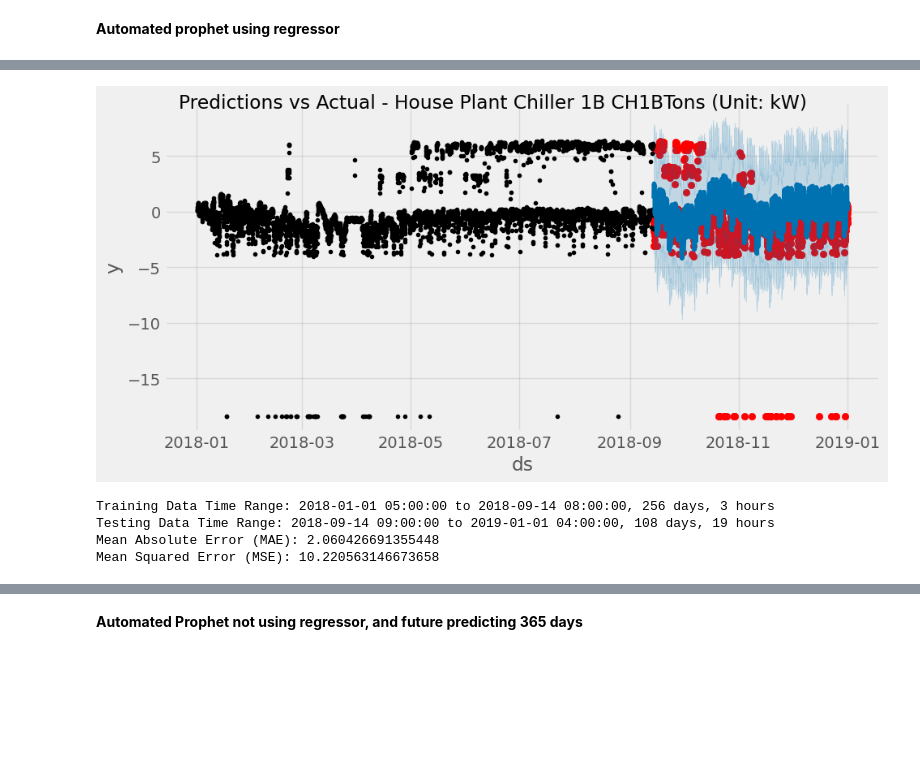
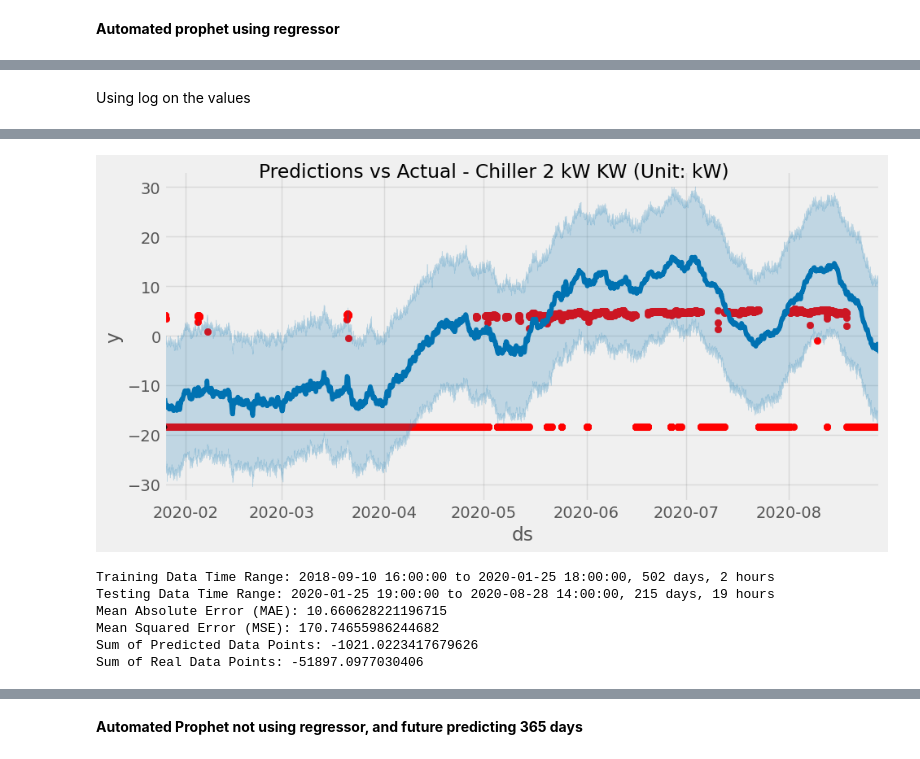
Before and after one commit to EdgarSantamaria/EnergyUsagePredictor, a Jupyter notebook: Prophet.ipynb, the cells around one changed output, grey strips where cells are left out. Cells and saved outputs as stored; diff of their text form; code cells hidden in the pictures; blank space fills up the shorter version.

Commit message:
Added sum of predicted points, returned log to the values. Next step is to un log successfully and plot.

```diff
--- a/Prophet.ipynb
+++ b/Prophet.ipynb
@@ -369,16 +482,17 @@ INFO:cmdstanpy:Chain [1] done processing
+# %% [markdown]
+Using log on the values
 # %%
 def automate_prophet(csv_path, csv_col, oat_path, oat_col, train_ratio=.7, changepoint_prior_scale=0.011):
     # Read the data and process
     data = pd.read_csv(csv_path, usecols=[0, csv_col], index_col=[0], parse_dates=[0])
     value_column = data.columns[0]
-    data = data[value_column].dropna()
+    data = data.dropna()
 
     oat = pd.read_csv(oat_path, usecols=[0, oat_col], index_col=[0], parse_dates=[0])
-    oat.index.name = 'timestamp'
     oat_column = oat.columns[0]
     oat = oat[oat[oat_column] != 'M']
 
-    merge = pd.merge(data, oat, on='timestamp', how='inner')
+    merge = data.merge(oat, left_index=True, right_index=True, how='inner')
     merge = merge.rename(columns={merge.columns[0]: 'y'})
 
     small_constant = 1e-8
@@ -393,8 +507,12 @@ def automate_prophet(csv_path, csv_col, oat_path, oat_col, train_ratio=.7, chang
 
     train = merge.loc[merge.index <= split_date].copy()
     test = merge.loc[merge.index > split_date].copy()
-    train_data = train.reset_index().rename(columns={'timestamp': 'ds'})
-    test_data = test.reset_index().rename(columns={'timestamp': 'ds'})
+    train.index.name = 'ds'
+    test.index.name = 'ds'
+
+    # Rename columns in the DataFrames
+    train_data = train.reset_index()
+    test_data = test.reset_index()
 
     # Prophet modeling
     m = Prophet(changepoint_prior_scale=changepoint_prior_scale, yearly_seasonality=True, interval_width=0.95)
@@ -411,6 +529,7 @@ def automate_prophet(csv_path, csv_col, oat_path, oat_col, train_ratio=.7, chang
     fig = m.plot(test_forecast, ax=ax)
     plot_title = f'Predictions vs Actual - {value_column}'
     plt.suptitle(plot_title)
+    ax.set_xlim(pd.Timestamp(train.index.max()), pd.Timestamp(test.index.max()))
     plt.show()
 
     # Calculate time differences
@@ -432,9 +551,17 @@ def automate_prophet(csv_path, csv_col, oat_path, oat_col, train_ratio=.7, chang
     print(f"Mean Absolute Error (MAE): {mae}")
     print(f"Mean Squared Error (MSE): {mse}")
 
+    # Sum of predicted and real data points
+    sum_predicted = forecasted_values.sum()
+    sum_real = actual_values.sum()
+
+    # Print sums
+    print(f"Sum of Predicted Data Points: {sum_predicted}")
+    print(f"Sum of Real Data Points: {sum_real}")
+
 # testing
-csv_path = '/content/drive/MyDrive/394_points.csv'
-csv_col = 4  #9 1-22
+csv_path = '/content/drive/MyDrive/[247]_Chiller.csv'
+csv_col = 9  #9 1-22
 oat_path = '/content/drive/MyDrive/oat2018_2021.csv'
 oat_col = 1
 
@@ -451,6 +578,8 @@ INFO:cmdstanpy:Chain [1] start processing
 INFO:cmdstanpy:Chain [1] done processing
-[figure, old version]
+[figure, new version]
-Training Data Time Range: 2018-01-01 05:00:00 to 2018-09-14 08:00:00, 256 days, 3 hours
-Testing Data Time Range: 2018-09-14 09:00:00 to 2019-01-01 04:00:00, 108 days, 19 hours
-Mean Absolute Error (MAE): 2.060426691355448
-Mean Squared Error (MSE): 10.220563146673658
+Training Data Time Range: 2018-09-10 16:00:00 to 2020-01-25 18:00:00, 502 days, 2 hours
+Testing Data Time Range: 2020-01-25 19:00:00 to 2020-08-28 14:00:00, 215 days, 19 hours
+Mean Absolute Error (MAE): 10.660628221196715
+Mean Squared Error (MSE): 170.74655986244682
+Sum of Predicted Data Points: -1021.0223417679626
+Sum of Real Data Points: -51897.0977030406
```
Also changed, not shown: parts of 12 cells of this notebook.
